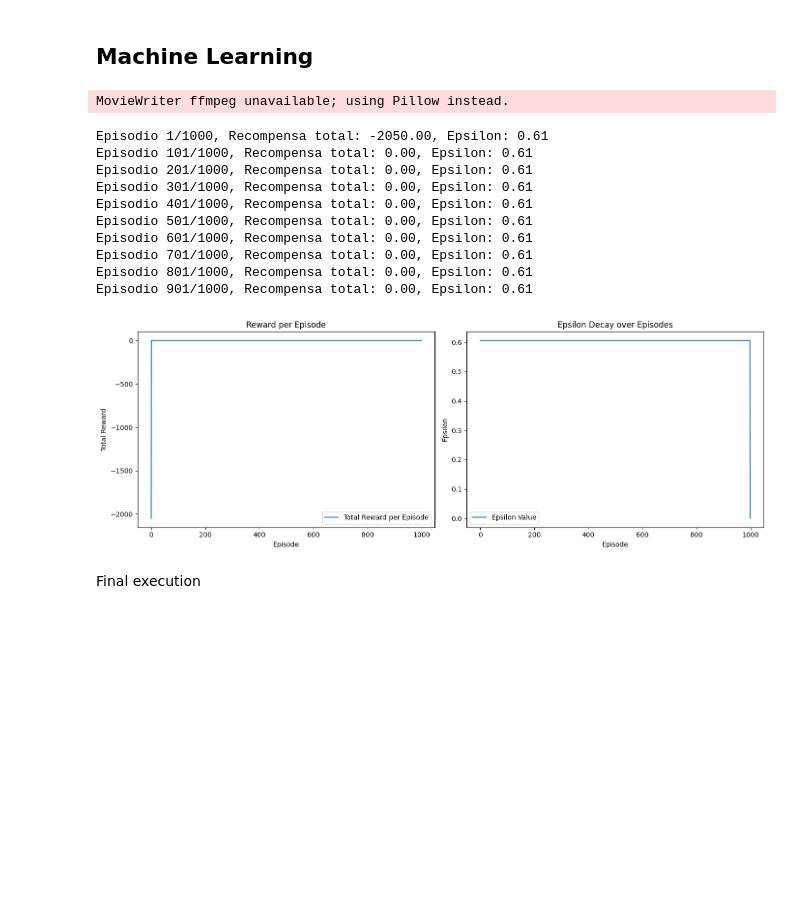
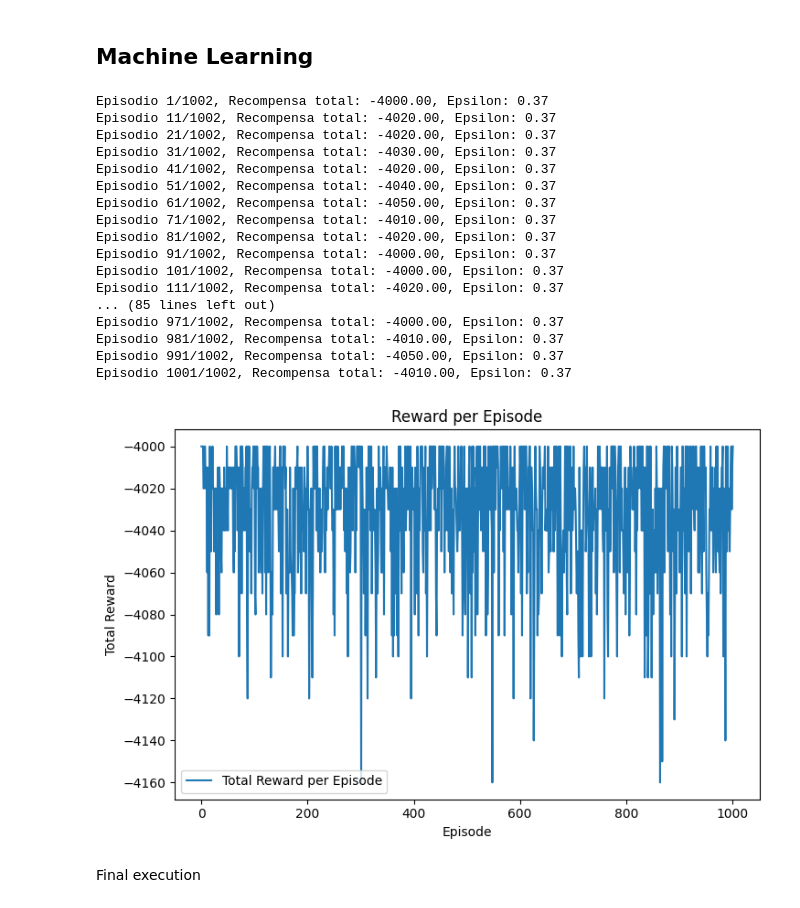
Before and after one commit to AndresDlg562/MultiagentesSimulacion, a Jupyter notebook: simulacion.ipynb, the cells around one changed output. Drawn from its saved outputs; the diff is of its cells as text; code cells hidden in the pictures; blank space fills up the shorter version.

```diff
--- a/simulacion.ipynb
+++ b/simulacion.ipynb
@@ -377,7 +387,7 @@ tractorParameters = {
     'obstacles_count': 10,
     'number_of_tractors': 2,
     'number_of_targets': 20,
-    'steps': 100,
+    'steps': 200,
     'seedsPositions': [(0, 0)],
     'capacity': 2,
     'starting_seeds': 2,
@@ -434,7 +460,7 @@ def animation_plot(model, ax):
 ## Machine Learning
 # %%
 # Aprendizaje:
-num_episodes = 1000
+num_episodes = 1002
 rewards_per_episode = []
 epsilon_values = []
 
@@ -449,59 +475,78 @@ for episode in range(num_episodes):
         for tractor in model.agents:
             tractor.epsilon = 0.0
 
-    while not all([tractor.destroyed for tractor in model.agents]):
-        model.step()
+        # Store frames for the final episode
+        filenames = []
+        while model.NumSteps < model.max_steps:
+            filename = f'frame_{model.NumSteps}.png'
+            save_frame(model, filename)
+            filenames.append(filename)
+            model.step()  # Ejecutar un paso en el modelo
+            total_reward += sum([tractor.get_reward(0, model.agents, False) for tractor in model.agents])
+
+            # Verificar si todos los tractores están destruidos y romper el loop
+            if all([tractor.destroyed for tractor in model.agents]):
+                break
+
+        # Create the GIF from saved frames
+        create_gif(filenames, 'simulacionTractores.gif')
+
+        # Delete temporary frame files
+        delete_temp_frames('frame')
+
+    # Loop para los pasos dentro del episodio
+    while model.NumSteps < model.max_steps:
+        model.step()  # Ejecutar un paso en el modelo
         total_reward += sum([tractor.get_reward(0, model.agents, False) for tractor in model.agents])
+
+        # Verificar si todos los tractores están destruidos y romper el loop
+        if all([tractor.destroyed for tractor in model.agents]):
+            break
 
     rewards_per_episode.append(total_reward)
     epsilon_values.append(model.agents[0].epsilon)
 
     # Monitorear el progreso cada 100 episodios
-    if episode % 100 == 0:
+    if episode % 10 == 0:
         print(f'Episodio {episode + 1}/{num_episodes}, Recompensa total: {total_reward:.2f}, Epsilon: {model.agents[0].epsilon:.2f}')
-
-fig, ax = plt.subplots()
-animation = ap.animate(model, fig, ax, animation_plot)
-animation.save('simulacionTractores.gif')
 # %% [output]
-MovieWriter ffmpeg unavailable; using Pillow instead.
+Episodio 1/1002, Recompensa total: -4000.00, Epsilon: 0.37
+Episodio 11/1002, Recompensa total: -4020.00, Epsilon: 0.37
+Episodio 21/1002, Recompensa total: -4020.00, Epsilon: 0.37
+Episodio 31/1002, Recompensa total: -4030.00, Epsilon: 0.37
+Episodio 41/1002, Recompensa total: -4020.00, Epsilon: 0.37
+Episodio 51/1002, Recompensa total: -4040.00, Epsilon: 0.37
+Episodio 61/1002, Recompensa total: -4050.00, Epsilon: 0.37
+Episodio 71/1002, Recompensa total: -4010.00, Epsilon: 0.37
+Episodio 81/1002, Recompensa total: -4020.00, Epsilon: 0.37
+Episodio 91/1002, Recompensa total: -4000.00, Epsilon: 0.37
+Episodio 101/1002, Recompensa total: -4000.00, Epsilon: 0.37
+Episodio 111/1002, Recompensa total: -4020.00, Epsilon: 0.37
+... (85 lines left out)
+Episodio 971/1002, Recompensa total: -4000.00, Epsilon: 0.37
+Episodio 981/1002, Recompensa total: -4010.00, Epsilon: 0.37
+Episodio 991/1002, Recompensa total: -4050.00, Epsilon: 0.37
+Episodio 1001/1002, Recompensa total: -4010.00, Epsilon: 0.37
-Episodio 1/1000, Recompensa total: -2050.00, Epsilon: 0.61
-Episodio 101/1000, Recompensa total: 0.00, Epsilon: 0.61
-Episodio 201/1000, Recompensa total: 0.00, Epsilon: 0.61
-Episodio 301/1000, Recompensa total: 0.00, Epsilon: 0.61
-Episodio 401/1000, Recompensa total: 0.00, Epsilon: 0.61
-Episodio 501/1000, Recompensa total: 0.00, Epsilon: 0.61
-Episodio 601/1000, Recompensa total: 0.00, Epsilon: 0.61
-Episodio 701/1000, Recompensa total: 0.00, Epsilon: 0.61
-Episodio 801/1000, Recompensa total: 0.00, Epsilon: 0.61
-Episodio 901/1000, Recompensa total: 0.00, Epsilon: 0.61
 # %%
 # Guardar la Q-table al final del entrenamiento
 q_table = model.agents[0].q_table  # Asumiendo que todos los agentes comparten la misma Q-table
 with open('q_table.pkl', 'wb') as f:
     pickle.dump(q_table, f)
 
 # Graficar el rendimiento
 plt.figure(figsize=(14, 5))
 
 plt.subplot(1, 2, 1)
 plt.plot(rewards_per_episode, label='Total Reward per Episode')
 plt.xlabel('Episode')
 plt.ylabel('Total Reward')
 plt.title('Reward per Episode')
 plt.legend()
 
-plt.subplot(1, 2, 2)
-plt.plot(epsilon_values, label='Epsilon Value')
-plt.xlabel('Episode')
-plt.ylabel('Epsilon')
-plt.title('Epsilon Decay over Episodes')
-plt.legend()
-
 plt.tight_layout()
 plt.show()
 # %% [output]
-[figure, old version]
+[figure, new version]
 # %% [markdown]
 Final execution
 # %%
```
Also changed, not shown: parts of 4 cells of this notebook, 2 other files.
